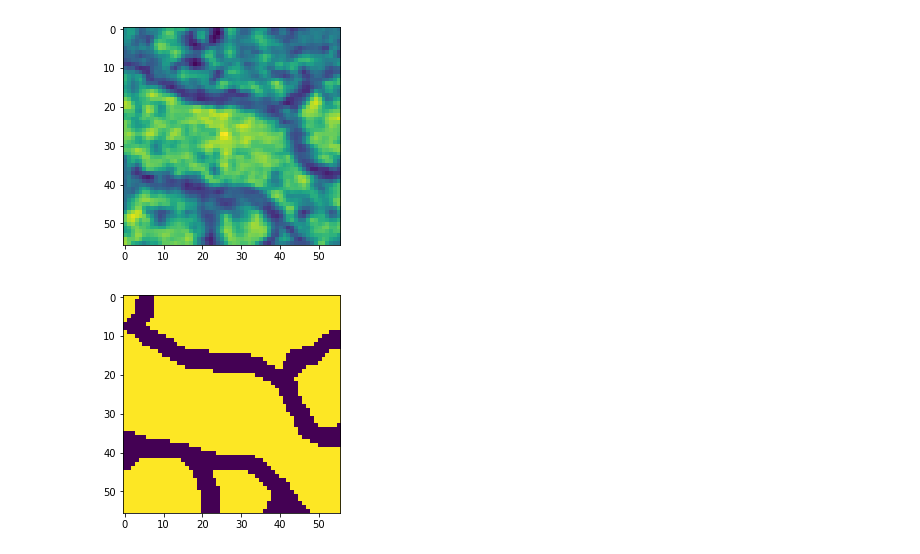
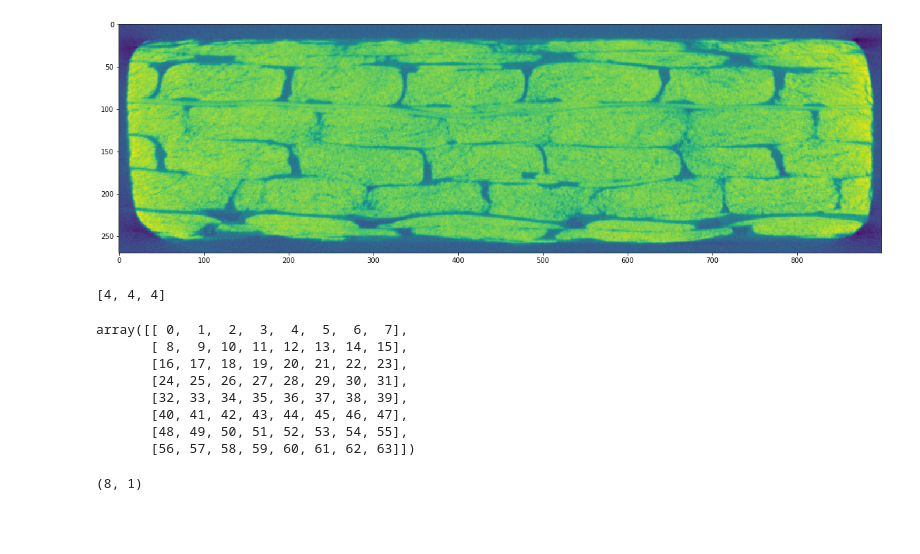
Before and after one commit to KWTsou1220/Image-segmentation, a Jupyter notebook: Untitled.ipynb, the cells around one changed output. Saved outputs shown, nothing was run; the diff lists cells and outputs as text; code cells hidden in the pictures; blank space fills up the shorter version.

```diff
--- a/Untitled.ipynb
+++ b/Untitled.ipynb
@@ -299,10 +0,0 @@ plt.show()
-# %%
-%matplotlib inline
-
-plt.imshow(img[0:56, 0:56])
-plt.show()
-plt.imshow(target[0:56, 0:56])
-plt.show()
-# %% [output]
-[figure, removed]
-[figure, removed]
@@ -308,0 +8,10 @@ plt.show()
+# %%
+dataset = tifffile.imread('./Dataset/160318 - EQA17-2 LFOV - 47300 cycles_recon.tif')
+x_train = dataset[200:801]
+x_train = x_train[:, 370:640, 50:950]
+# %%
+plt.figure(figsize=(20, 20))
+plt.imshow(x_train[60])
+plt.show()
+# %% [output]
+[figure, added]
@@ -308,0 +21,17 @@ plt.show()
+# %%
+tmp.shape.as_list()
+# %% [output]
+[4, 4, 4]
+# %%
+tmp = np.arange(64)
+tmp = np.reshape(tmp, (8, 8))
+tmp
+# %% [output]
+array([[ 0,  1,  2,  3,  4,  5,  6,  7],
+       [ 8,  9, 10, 11, 12, 13, 14, 15],
+       [16, 17, 18, 19, 20, 21, 22, 23],
+       [24, 25, 26, 27, 28, 29, 30, 31],
+       [32, 33, 34, 35, 36, 37, 38, 39],
+       [40, 41, 42, 43, 44, 45, 46, 47],
+       [48, 49, 50, 51, 52, 53, 54, 55],
+       [56, 57, 58, 59, 60, 61, 62, 63]])
@@ -308,0 +42,5 @@ plt.show()
+# %%
+sess = tf.Session()
+sess.run(t).shape
+# %% [output]
+(8, 1)
```
Also changed, not shown: parts of 12 cells of this notebook, 5 other files.
